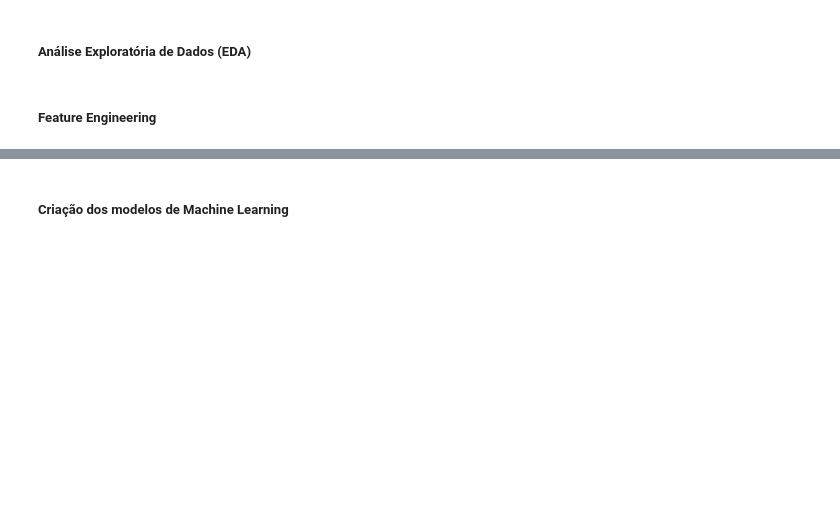
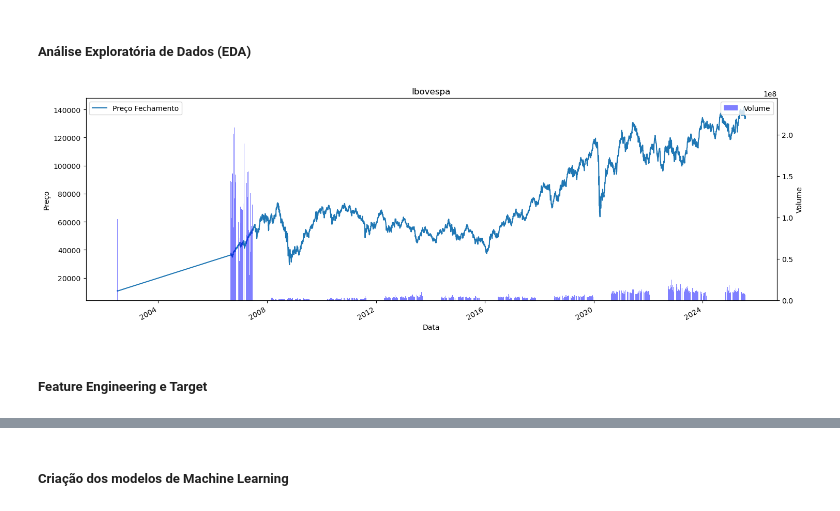
Before and after one commit to RicardViana/fiap-Machine-Learning-and-Time-Series, a Jupyter notebook: tech_challenge_fase_2_modelo_live.ipynb, the cells around one changed output, grey strips where cells are left out. Saved outputs shown, nothing was run; the diff lists cells and outputs as text; code cells hidden in the pictures; blank space fills up the shorter version.

```diff
--- a/tech_challenge_fase_2_modelo_live.ipynb
+++ b/tech_challenge_fase_2_modelo_live.ipynb
@@ -135,10 +146,10 @@ Com sugestão do colega da pós Tiago Turra existe uma biblioteca chamada yfinan
 # auto_adjust --> corrigir o histórico de preços
 # multi_level_index --> Utilizando para evitar gerar coluna com o nome do ticket, exemplo ('Close', '^BVSP')
 
-dados_yf = yf.download('^BVSP', period="max", interval="1d", auto_adjust=True,  progress=False, multi_level_index=False)
+dados_origem = yf.download('^BVSP', period="max", interval="1d", auto_adjust=True,  progress=False, multi_level_index=False)
 
 print("Primeiros dados")
-display(dados_yf.head())
+display(dados_origem.head())
 
 print("\nUltimos dados")
-display(dados_yf.tail())
+display(dados_origem.tail())
@@ -151,6 +155,0 @@ display(dados_origem_teste.head())
-# %%
-# Importar os dados via github
-# Necessario o uso do arumento thousands e decimal para não ter problema com o data frame --> o . na fonte é para separar o milhar
-
-link = r"https://raw.githubusercontent.com/RicardViana/fiap-Machine-Learning-and-Time-Series/refs/heads/main/Dados%20Hist%C3%B3ricos%20Ibovespa.csv"
-dados_origem = pd.read_csv(link, sep= ";", thousands='.', decimal=',', index_col="Data")
@@ -165,4 +155,0 @@ display(dados_origem.tail())
-# %%
-# Ajustar o formato da coluna Data
-
-dados_origem.index = pd.to_datetime(dados_origem.index, format = "%d/%m/%Y")
@@ -231,8 +209,38 @@ ax4.set_title("Resíduo")
 
 plt.tight_layout()
 plt.show()
+# %%
+# Filtrar dados com volume maior que zero
+
+dados_origem_volume_zero = dados_origem.query("Volume > 0")
+
+print("Dados antes do filtro")
+display(dados_origem.head())
+
+print("\nDados após o filtro")
+dados_origem_volume_zero.head()
+# %%
+# Plotar o grafico Preco vs Volume
+
+ax = dados_origem_volume_zero.plot(y='Close', kind='line', label='Preço Fechamento')
+ax.set_title('Ibovespa')
+ax.set_xlabel('Data')
+ax.set_ylabel('Preço')
+fig = ax.get_figure()
+fig.set_figwidth(15)
+fig.set_figheight(5)
+
+ax2 = ax.twinx()
+ax2.bar(dados_origem_volume_zero.index, dados_origem_volume_zero['Volume'], alpha=0.5, color='blue', label='Volume')
+ax2.set_ylabel('Volume')
+ax.legend(loc='upper left')
+ax2.legend(loc='upper right')
+
+fig.tight_layout()
+# %% [output]
+[figure, added]
 # %% [markdown]
-##### Feature Engineering
+##### Feature Engineering e Target
 # %%
 # Criar um novo data frame com os dados originais
 
```
Also changed, not shown: parts of 49 cells of this notebook.
